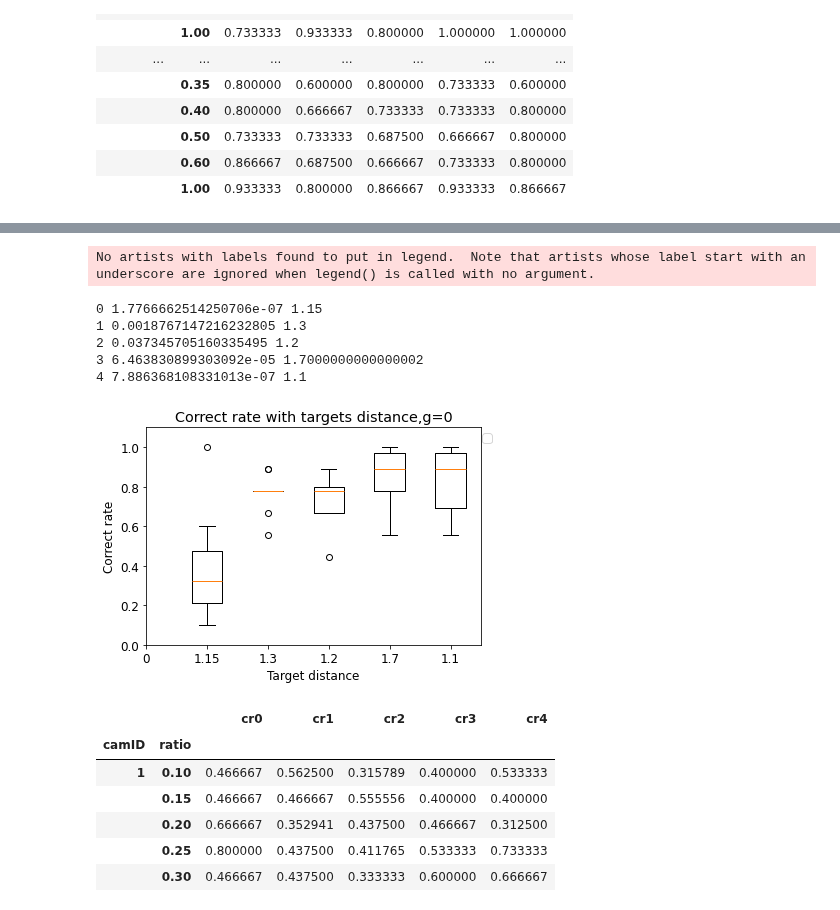
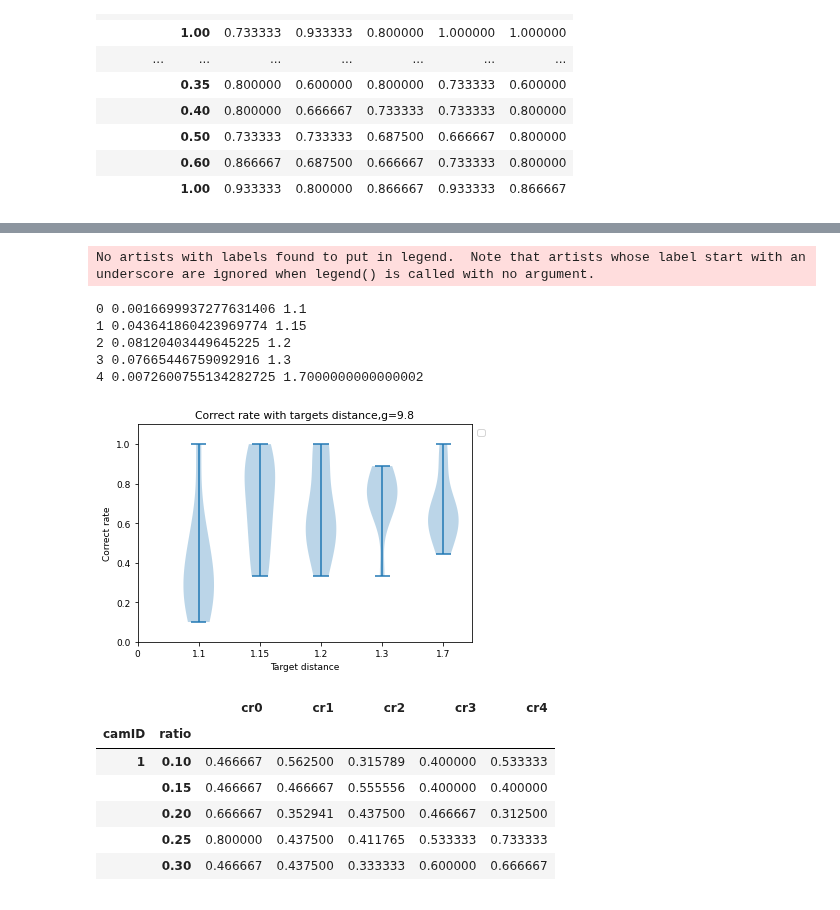
Before and after one commit to ZHTis/count, a Jupyter notebook: datacolin/datacolin.ipynb, the cells around one changed output, grey strips where cells are left out. Drawn from its saved outputs; the diff is of its cells as text; code cells hidden in the pictures.

```diff
--- a/datacolin/datacolin.ipynb
+++ b/datacolin/datacolin.ipynb
@@ -643,15 +643,17 @@ e
 |  | 1.00 | 0.933333 | 0.800000 | 0.866667 | 0.933333 | 0.866667 |
 # %%
 cr_td_r_g_i = []
+g = 0
+glist = [9.8,0]
+
 for i in range(0,len(df_pon_behaviorC)):
     ##
-    x = crlist_(i)[1].copy().groupby(['targetsDistance','ratio'])['isCorrect'].mean().to_frame()
+    x = crlist_(i)[g].copy().groupby(['targetsDistance','ratio'])['isCorrect'].mean().to_frame()
     x[f'cr{i}'] = x['isCorrect']
     x = x.drop(columns=['isCorrect'])
     cr_td_r_g_i.append(x)
 
+
 b = cr_td_r_g_i[0]
 for i in range(0,len(cr_td_r_g_i)-1):
     b = pd.merge(b,cr_td_r_g_i[i+1],how='left',on=['targetsDistance','ratio'])
-
-b
@@ -679,43 +662,44 @@ df = pd.DataFrame(columns=['f','p'])
 for i in range(0,len(df_pon_behaviorC)):
     x = b.loc[:,[f'cr{i}']]
     xx = x.loc[1.10]
-    tdlist = crlist_(0)[0]['targetsDistance'].unique() ##
+    tdlist = crlist_(0)[g]['targetsDistance'].unique() ##
+    tdlist = np.sort(tdlist)
     for index,item in enumerate(tdlist):
         if index < len(tdlist)-1:
             a = x.loc[tdlist[index+1]]
             xx = pd.merge(xx,a,how='left',on=['ratio'],suffixes=('',f'_{index+1}'))
         else:break
     xx = xx.reset_index('ratio').to_numpy().T
 
     f,p = stats.f_oneway(xx[0],xx[1],xx[2],xx[3],xx[4])
     df.loc[i] = [f,p]
     print(i,p,tdlist[i])
 
 
     #tarD 有差异
 
 td = [0]
 x = tdlist.shape[0]
 for i in range(x):
     td.append(str(tdlist[i].round(2)))
 
-plt.boxplot([xx[0],xx[1],xx[2],xx[3],xx[4]])
-plt.title('Correct rate with targets distance,g=0')
+plt.violinplot([xx[0],xx[1],xx[2],xx[3],xx[4]])
+plt.title(f'Correct rate with targets distance,g={glist[g]}')
 plt.xticks(range(len(td)),td)
 plt.xlabel('Target distance')
 plt.ylabel('Correct rate')
 plt.ylim(0,1.1)
 plt.legend(loc = 'best',bbox_to_anchor=(1.05, 1))
 plt.rcParams['font.size'] = 9
 plt.show()
 # %% [output]
 No artists with labels found to put in legend.  Note that artists whose label start with an underscore are ignored when legend() is called with no argument.
-0 1.7766662514250706e-07 1.15
-1 0.0018767147216232805 1.3
-2 0.037345705160335495 1.2
-3 6.463830899303092e-05 1.7000000000000002
-4 7.886368108331013e-07 1.1
+0 0.0016699937277631406 1.1
+1 0.043641860423969774 1.15
+2 0.08120403449645225 1.2
+3 0.07665446759092916 1.3
+4 0.0072600755134282725 1.7000000000000002
-[figure, old version]
+[figure, new version]
 # %%
 
 
```
Also changed, not shown: parts of 5 cells of this notebook, 1 other file.
